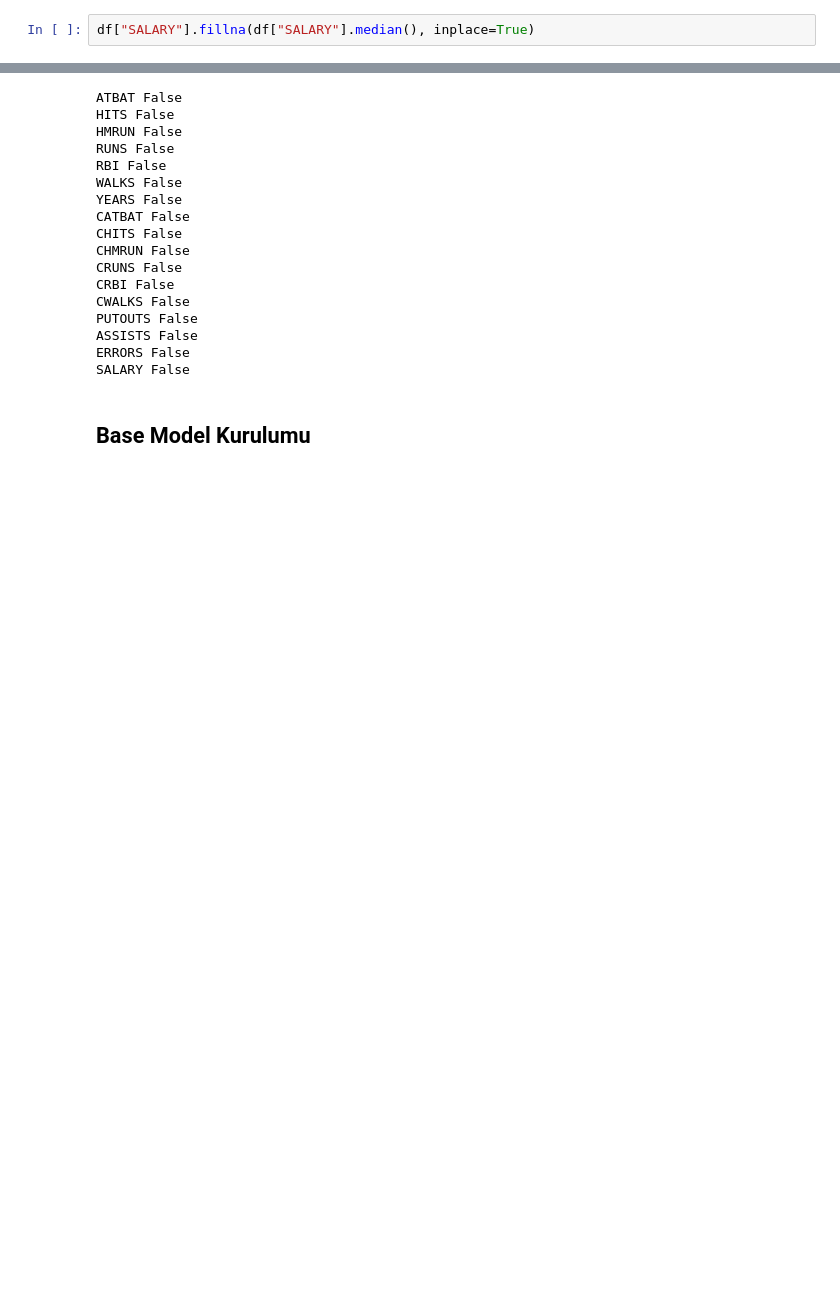
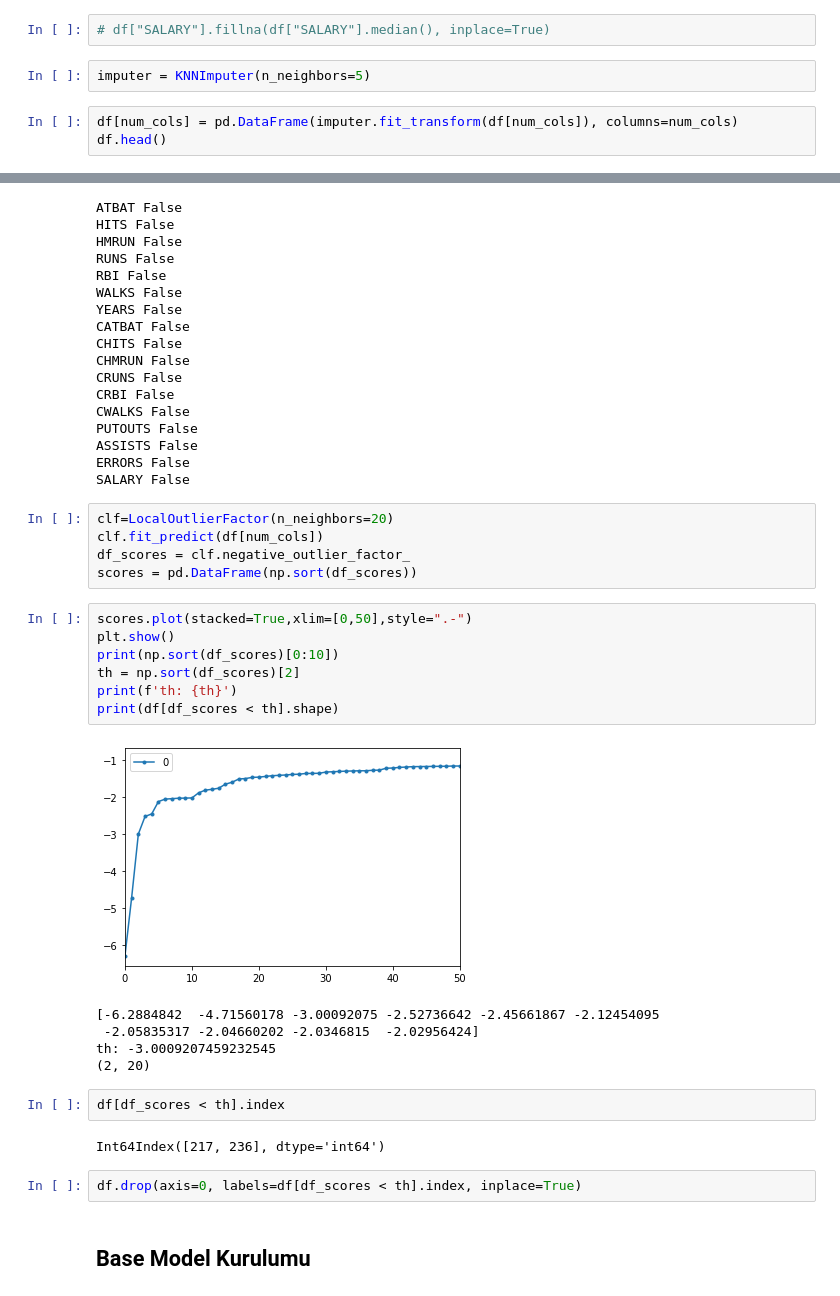
Before and after one commit to albayrakalperen/Miuul-Machine-Learning-Summer-Camp, a Jupyter notebook: Week 4/Project 1/beyzbolmaastahmini.ipynb, the cells around one changed output, grey strips where cells are left out. Cells and saved outputs as stored; diff of their text form; blank space fills up the shorter version.

```diff
--- a/Week 4/Project 1/beyzbolmaastahmini.ipynb
+++ b/Week 4/Project 1/beyzbolmaastahmini.ipynb
@@ -422,4 +443,9 @@ na_columns = missing_values_table(df, na_name=True)
         n_miss  ratio
 SALARY      59  18.32
 # %%
-df["SALARY"].fillna(df["SALARY"].median(), inplace=True)
+# df["SALARY"].fillna(df["SALARY"].median(), inplace=True)
+# %%
+imputer = KNNImputer(n_neighbors=5)
+# %%
+df[num_cols] = pd.DataFrame(imputer.fit_transform(df[num_cols]), columns=num_cols)
+df.head()
@@ -470,6 +503,30 @@ PUTOUTS False
 ASSISTS False
 ERRORS False
 SALARY False
+# %%
+clf=LocalOutlierFactor(n_neighbors=20)
+clf.fit_predict(df[num_cols])
+df_scores = clf.negative_outlier_factor_
+scores = pd.DataFrame(np.sort(df_scores))
+# %%
+scores.plot(stacked=True,xlim=[0,50],style=".-")
+plt.show()
+print(np.sort(df_scores)[0:10])
+th = np.sort(df_scores)[2]
+print(f'th: {th}')
+print(df[df_scores < th].shape)
+# %% [output]
+[figure, added]
+[-6.2884842  -4.71560178 -3.00092075 -2.52736642 -2.45661867 -2.12454095
+ -2.05835317 -2.04660202 -2.0346815  -2.02956424]
+th: -3.0009207459232545
+(2, 20)
+# %%
+df[df_scores < th].index
+# %% [output]
+Int64Index([217, 236], dtype='int64')
+# %%
+df.drop(axis=0, labels=df[df_scores < th].index, inplace=True)
 # %% [markdown]
 ## Base Model Kurulumu
 # %%
```
Also changed, not shown: parts of 29 cells of this notebook.
